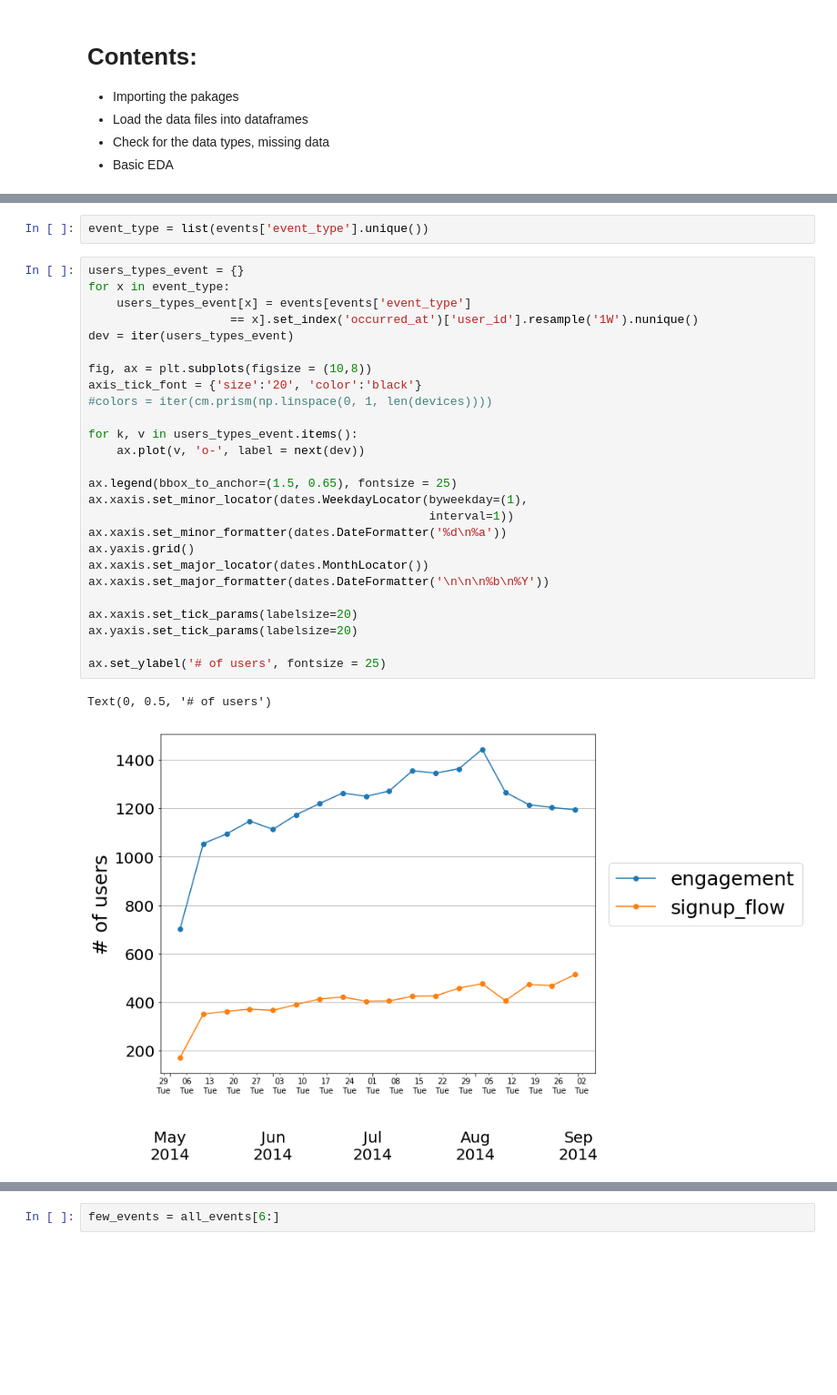
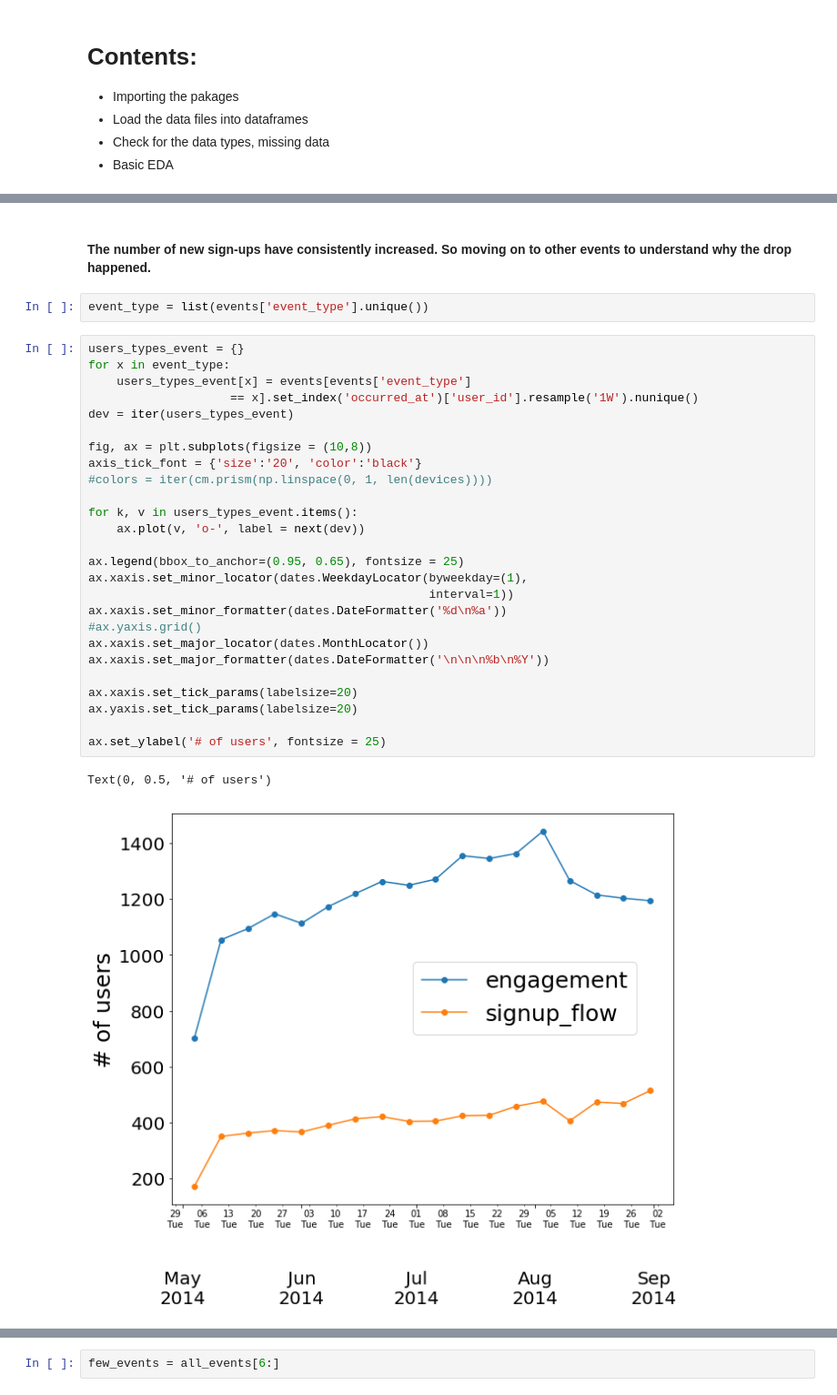
Before and after one commit to mnathvt/insight_data_challenge, a Jupyter notebook: dc3/cust_drive.ipynb, the cells around one changed output, grey strips where cells are left out. Shown at 91% size. Drawn from its saved outputs; the diff is of its cells as text; blank space fills up the shorter version.

```diff
--- a/dc3/cust_drive.ipynb
+++ b/dc3/cust_drive.ipynb
@@ -62,34 +141,36 @@ ax.set_ylabel('# of users', fontsize = 25)
 # %% [output]
 Text(0, 0.5, '# of users')
 [figure]
+# %% [markdown]
+#### The number of new sign-ups have consistently increased. So moving on to other events to understand why the drop happened.
 # %%
 event_type = list(events['event_type'].unique())
 # %%
 users_types_event = {}
 for x in event_type:
     users_types_event[x] = events[events['event_type']
                     == x].set_index('occurred_at')['user_id'].resample('1W').nunique()
 dev = iter(users_types_event)
 
 fig, ax = plt.subplots(figsize = (10,8))
 axis_tick_font = {'size':'20', 'color':'black'}
 #colors = iter(cm.prism(np.linspace(0, 1, len(devices))))
 
 for k, v in users_types_event.items():
     ax.plot(v, 'o-', label = next(dev))
 
-ax.legend(bbox_to_anchor=(1.5, 0.65), fontsize = 25)
+ax.legend(bbox_to_anchor=(0.95, 0.65), fontsize = 25)
 ax.xaxis.set_minor_locator(dates.WeekdayLocator(byweekday=(1),
                                                 interval=1))
 ax.xaxis.set_minor_formatter(dates.DateFormatter('%d\n%a'))
-ax.yaxis.grid()
+#ax.yaxis.grid()
 ax.xaxis.set_major_locator(dates.MonthLocator())
 ax.xaxis.set_major_formatter(dates.DateFormatter('\n\n\n%b\n%Y'))
 
 ax.xaxis.set_tick_params(labelsize=20)
 ax.yaxis.set_tick_params(labelsize=20)
 
 ax.set_ylabel('# of users', fontsize = 25)
 # %% [output]
 Text(0, 0.5, '# of users')
-[figure, old version]
+[figure, new version]
```
Also changed, not shown: parts of 30 cells of this notebook.
